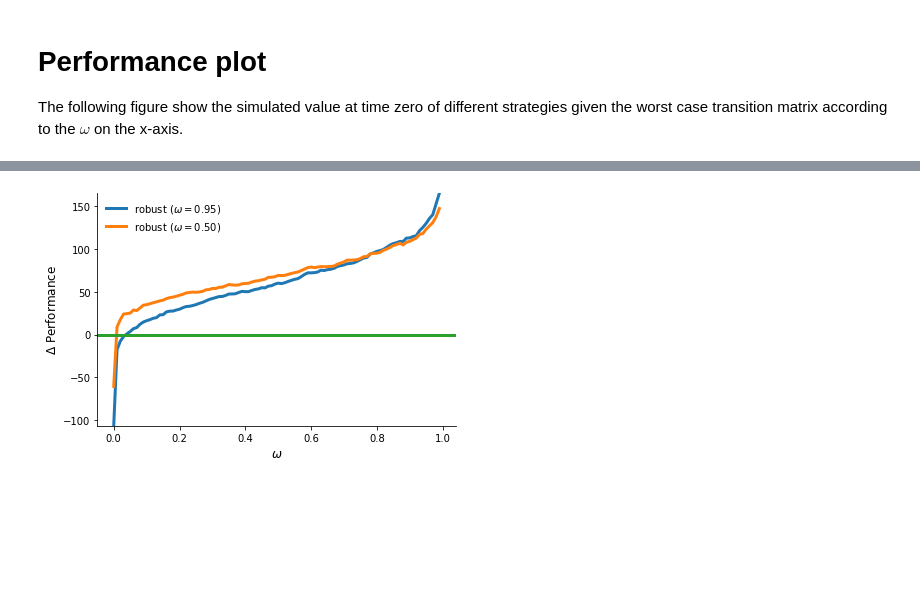
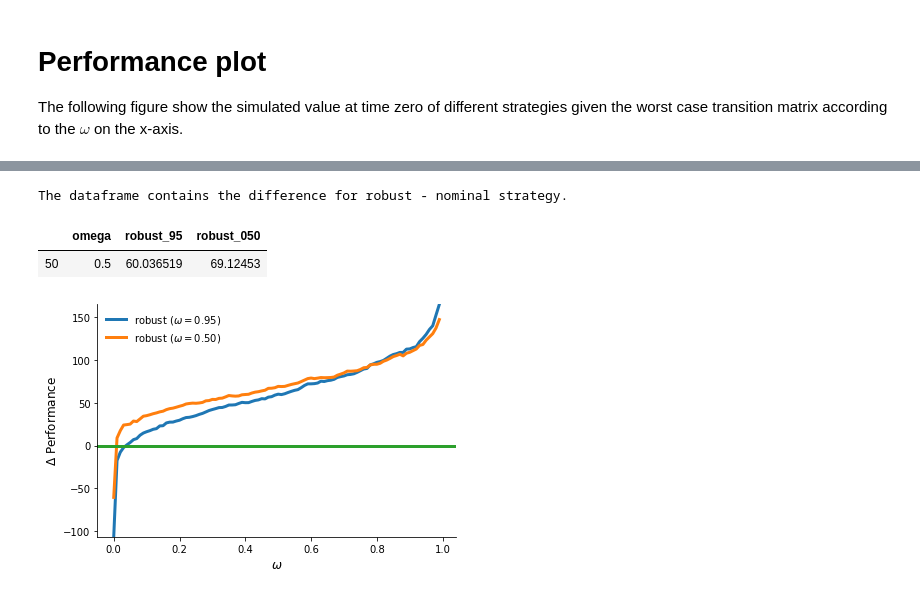
Before and after one commit to robustzurcher/analysis, a Jupyter notebook: notebooks/03_application.ipynb, the cells around one changed output, grey strips where cells are left out. Drawn from its saved outputs; the diff is of its cells as text; code cells hidden in the pictures; blank space fills up the shorter version.

```diff
--- a/notebooks/03_application.ipynb
+++ b/notebooks/03_application.ipynb
@@ -167,3 +150,12 @@ The dataframe contains the difference for robust - nominal strategy.
+# %%
+df = get_difference_df()
+# %% [output]
+The dataframe contains the difference for robust - nominal strategy.
+# %%
+df[df["omega"] == 0.50]
+# %% [output]
+|  | omega | robust_95 | robust_050 |
+| 50 | 0.5 | 60.036519 | 69.12453 |
 # %%
 get_difference_plot()
 # %% [output]
```
Also changed, not shown: parts of 4 cells of this notebook, 2 other files.
